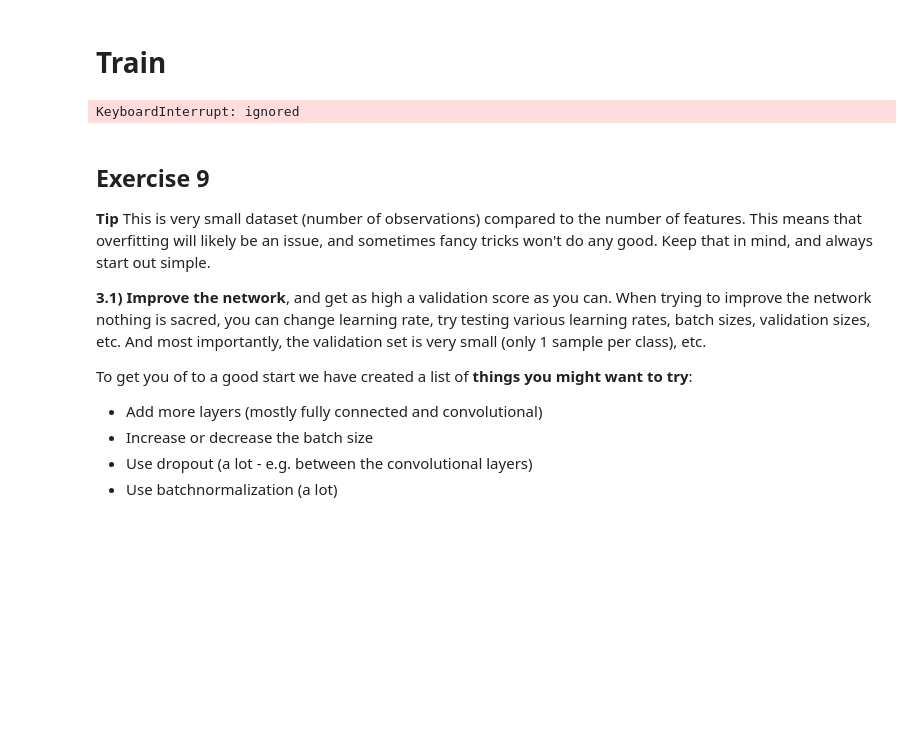
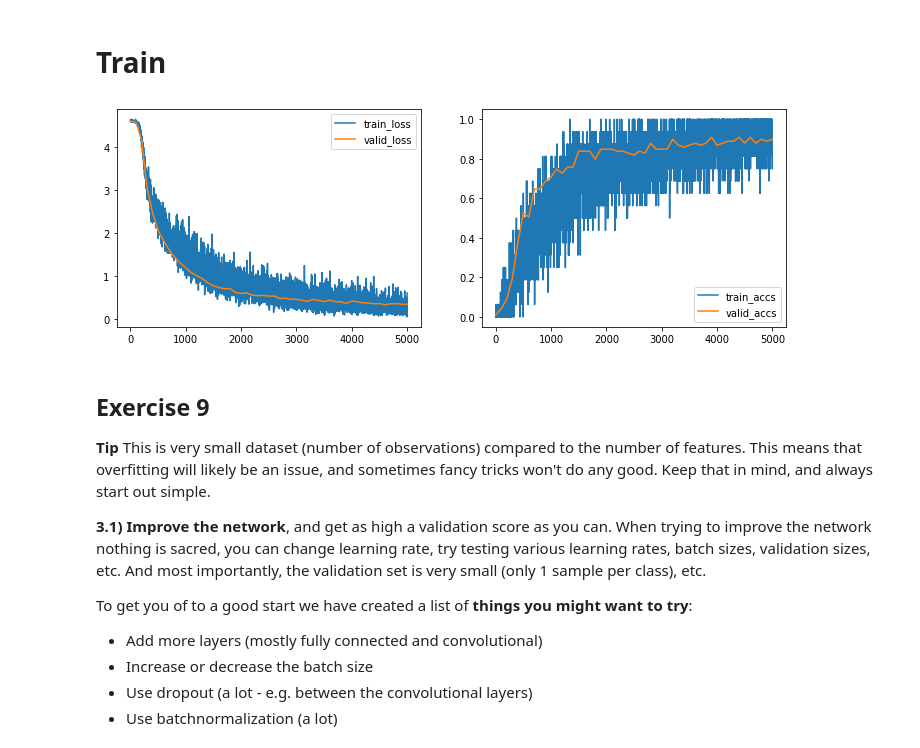
Before and after one commit to granatb/02456-deep-learning-with-PyTorch, a Jupyter notebook: 6_Mini_Project/6.1-EXE-Kaggle-Leaf-Challenge.ipynb, the cells around one changed output. Saved outputs shown, nothing was run; the diff lists cells and outputs as text; code cells hidden in the pictures; blank space fills up the shorter version.

```diff
--- a/6_Mini_Project/6.1-EXE-Kaggle-Leaf-Challenge.ipynb
+++ b/6_Mini_Project/6.1-EXE-Kaggle-Leaf-Challenge.ipynb
@@ -638,11 +633,13 @@ Net(
 ## Exercise 8
 8.1) Since this is a classification task we will use the cross-entropy loss. Define the cross-entropy loss as the loss function in the code below.
 # %%
-LEARNING_RATE = 0.0001
+LEARNING_RATE = 0.001
 criterion = nn.CrossEntropyLoss() #<-- Your code here.
 
 # weight_decay is equal to L2 regularization
-optimizer = optim.Adam(net.parameters(), lr=LEARNING_RATE, weight_decay=0.1)
+optimizer = optim.Adam(net.parameters(), lr=LEARNING_RATE) # , weight_decay=0.1
+# optimizer = optim.SGD(net.parameters(), lr=0.01, momentum=0.9)
+
 
 def accuracy(ys, ts):
     predictions = torch.max(ys, 1)[1]
@@ -706,7 +703,7 @@ plt.imshow(_x_image[0].reshape(1,64,64)[0])
 # %%
 # Setup settings for training
 VALIDATION_SIZE = 0.1 # 0.1 is ~ 100 samples for validation
-max_iter = 10000
+max_iter = 5000
 log_every = 100
 eval_every = 100
 
@@ -766,34 +763,34 @@ for i, batch_train in enumerate(batch_gen.gen_train()):
     labels_argmax = torch.max(get_labels(batch_train), 1)[1]
     batch_loss = criterion(output['out'], labels_argmax)
 
     train_iter.append(i)
     train_loss.append(float(get_numpy(batch_loss)))
     train_accs.append(float(get_numpy(accuracy(output['out'], labels_argmax))))
 
     optimizer.zero_grad()
     batch_loss.backward()
     optimizer.step()
 
     # Log i figure
     if i % log_every == 0:
         fig = plt.figure(figsize=(12,4))
         plt.subplot(1, 2, 1)
         plt.plot(train_iter, train_loss, label='train_loss')
         plt.plot(valid_iter, valid_loss, label='valid_loss')
         plt.legend()
 
         plt.subplot(1, 2, 2)
         plt.plot(train_iter, train_accs, label='train_accs')
         plt.plot(valid_iter, valid_accs, label='valid_accs')
         plt.legend()
         plt.show()
         clear_output(wait=True)
 #         print("Train, it: {} loss: {:.2f} accs: {:.2f}".format(i, train_loss[-1], train_accs[-1]))
 
     if max_iter < i:
         break
 # %% [output]
-KeyboardInterrupt: ignored
+[figure, added]
 # %% [markdown]
 ## Exercise 9
 
```
Also changed, not shown: parts of 10 cells of this notebook.
